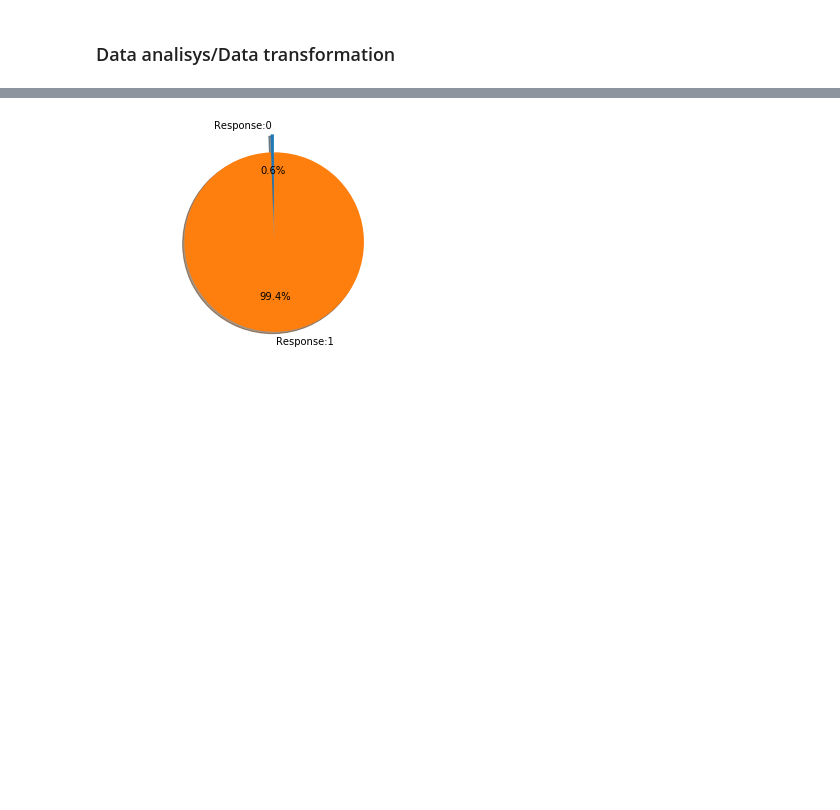
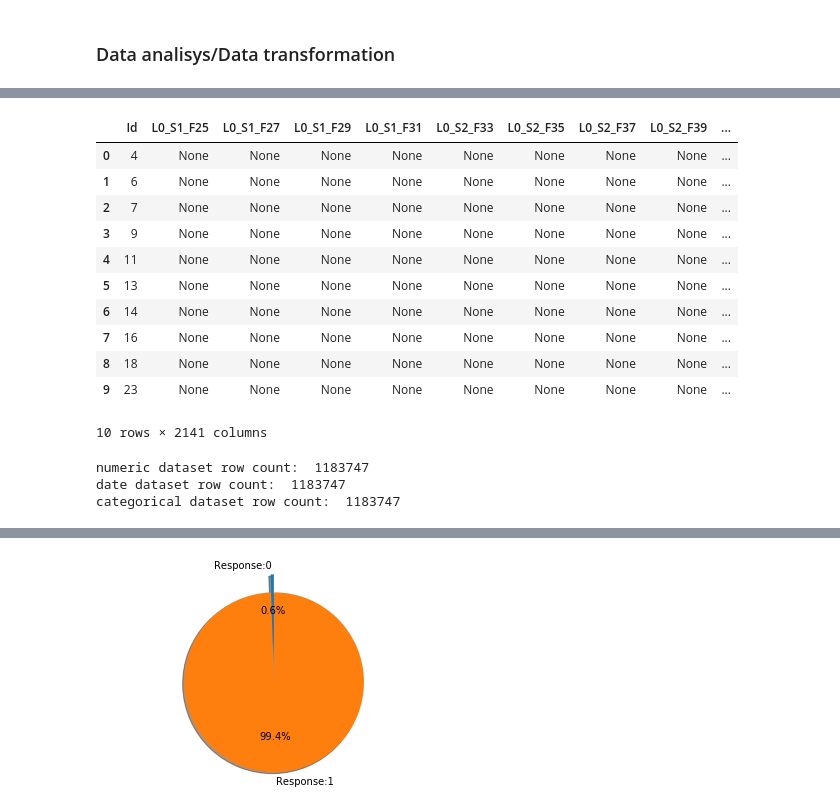
Before and after one commit to EvgeniyPrudnikov/Magistracy, a Jupyter notebook: Diploma/python/main.ipynb, the cells around one changed output, grey strips where cells are left out. Cells and saved outputs as stored; diff of their text form; code cells hidden in the pictures; blank space fills up the shorter version.

```diff
--- a/Diploma/python/main.ipynb
+++ b/Diploma/python/main.ipynb
@@ -74,0 +106,23 @@ df_cat2 = df_cat
+# %%
+df_cat2.limit(10).toPandas()
+# %% [output]
+|  | Id | L0_S1_F25 | L0_S1_F27 | L0_S1_F29 | L0_S1_F31 | L0_S2_F33 | L0_S2_F35 | L0_S2_F37 | L0_S2_F39 | ... |
+| 0 | 4 | None | None | None | None | None | None | None | None | ... |
+| 1 | 6 | None | None | None | None | None | None | None | None | ... |
+| 2 | 7 | None | None | None | None | None | None | None | None | ... |
+| 3 | 9 | None | None | None | None | None | None | None | None | ... |
+| 4 | 11 | None | None | None | None | None | None | None | None | ... |
+| 5 | 13 | None | None | None | None | None | None | None | None | ... |
+| 6 | 14 | None | None | None | None | None | None | None | None | ... |
+| 7 | 16 | None | None | None | None | None | None | None | None | ... |
+| 8 | 18 | None | None | None | None | None | None | None | None | ... |
+| 9 | 23 | None | None | None | None | None | None | None | None | ... |
+10 rows × 2141 columns
+# %%
+print 'numeric dataset row count: ', df_num2.count()
+print 'date dataset row count: ',df_date2.count()
+print 'categorical dataset row count: ',df_cat2.count()
+# %% [output]
+numeric dataset row count:  1183747
+date dataset row count:  1183747
+categorical dataset row count:  1183747
```
Also changed, not shown: parts of 12 cells of this notebook, 2 other files.
